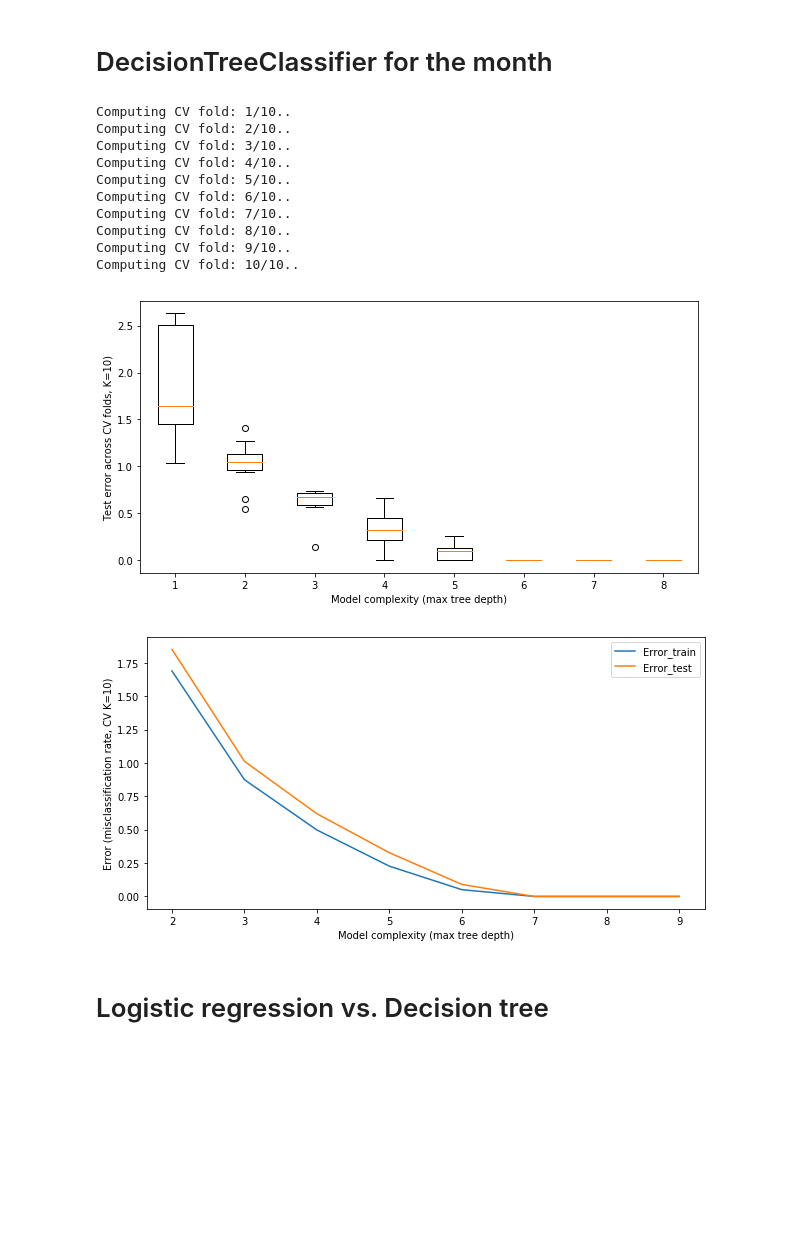
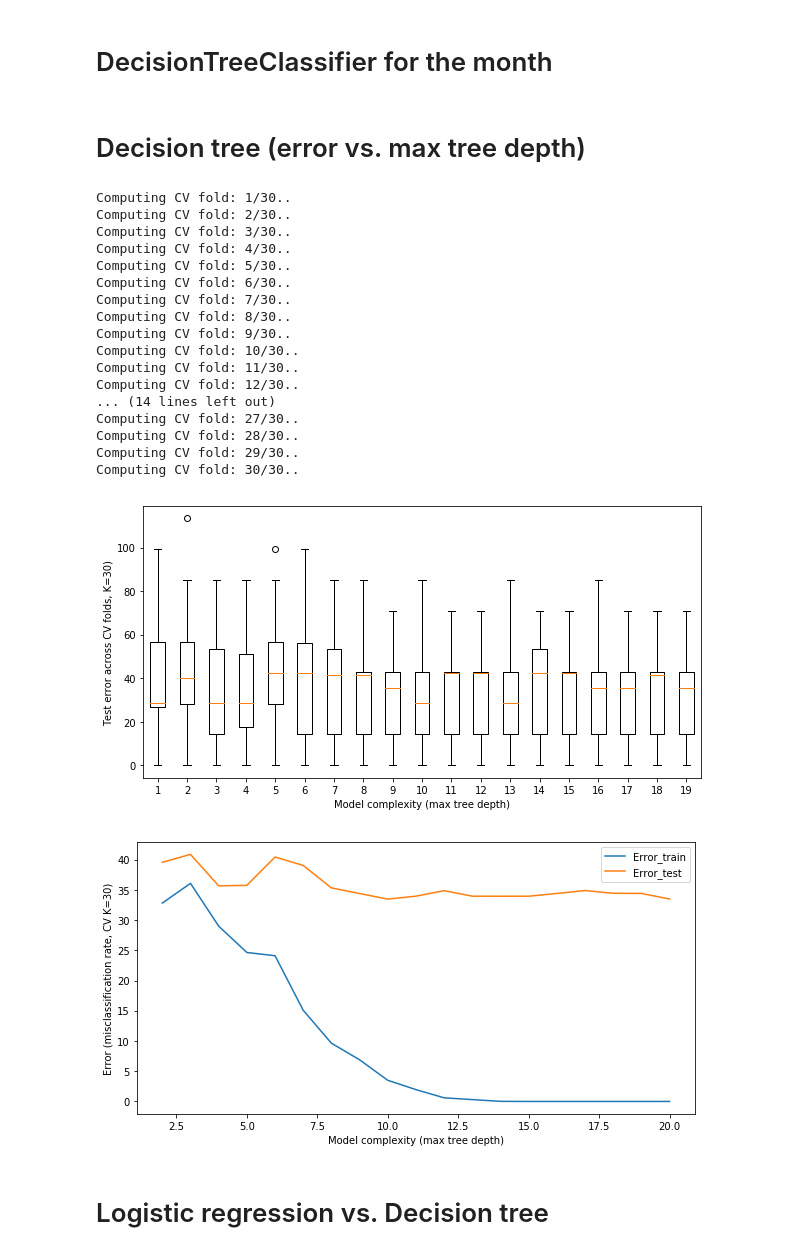
Before and after one commit to eyyupoglu/ML_project2, a Jupyter notebook: Classification (about 100).ipynb, the cells around one changed output. Drawn from its saved outputs; the diff is of its cells as text; code cells hidden in the pictures; blank space fills up the shorter version.

```diff
--- a/Classification (about 100).ipynb
+++ b/Classification (about 100).ipynb
@@ -47,16 +43,39 @@ plt.plot(df['new'])
 # %% [markdown]
 # DecisionTreeClassifier for the month
+# %%
+#Standardize the 1 out of K encoded variables
+pd.options.mode.chained_assignment = None
+df1 = sub_df[[ 'weathersit_1', 'weathersit_2', 'weathersit_3', 'workingday_0', 'workingday_1', 'windspeed', 'atemp', 'temp', 'hum',
+            'mnth_1', 'mnth_2', 'mnth_3', 'mnth_4', 'mnth_5', 'mnth_6', 'mnth_7', 'mnth_8', 'mnth_9', 'mnth_10', 'mnth_11', 'mnth_12',
+            'season_1', 'season_2', 'season_3', 'season_4', 'weekday_0', 'weekday_1', 'weekday_2', 'weekday_3', 'weekday_4', 'weekday_5',
+            'weekday_6', 'holiday_0', 'holiday_1']]
+for i in ('weathersit_1', 'weathersit_2', 'weathersit_3'):
+    df1[i] = (((df1[i] - df1[i].mean()) / df1[i].std()).abs())/math.sqrt(3)
+for i in ('workingday_0', 'workingday_1'):
+    df1[i] = (((df1[i] - df1[i].mean()) / df1[i].std()).abs())/math.sqrt(2)
+for i in ('weekday_0', 'weekday_1', 'weekday_2', 'weekday_3', 'weekday_4', 'weekday_5', 'weekday_6'):
+    df1[i] = (((df1[i] - df1[i].mean()) / df1[i].std()).abs())/math.sqrt(7)
+for i in ('holiday_0', 'holiday_1'):
+    df1[i] = (((df1[i] - df1[i].mean()) / df1[i].std()).abs())/math.sqrt(2)
+for i in ('mnth_1', 'mnth_2', 'mnth_3', 'mnth_4', 'mnth_5', 'mnth_6', 'mnth_7', 'mnth_8', 'mnth_9', 'mnth_10', 'mnth_11', 'mnth_12'):
+    df1[i] = (((df1[i] - df1[i].mean()) / df1[i].std()).abs())/math.sqrt(12)
+for i in ('season_1', 'season_2', 'season_3', 'season_4'):
+    df1[i] = (((df1[i] - df1[i].mean()) / df1[i].std()).abs())/math.sqrt(4)
+sub_df1 = df1[['windspeed', 'atemp', 'temp', 'hum']]
+# %% [markdown]
+# Decision tree (error vs. max tree depth)
 # %%
+X = sub_df1.as_matrix()
 mat_data = X
-y = X[:,-5].squeeze()
+y = sub_df[['weathersit_2']].as_matrix().ravel()
 attributeNames = [name for name in list(sub_df)]
 N, M = X.shape
 C = 2
 # Tree complexity parameter - constraint on maximum depth
-tc = np.arange(2, 10, 1)
+tc = np.arange(2, 21, 1)
 
 # K-fold crossvalidation
-K = 10
+K = 30
 CV = model_selection.KFold(n_splits=K,shuffle=True)
 
 # Initialize variable
@@ -72,46 +91,55 @@ for train_index, test_index in CV.split(X):
 
     for i, t in enumerate(tc):
         # Fit decision tree classifier, Gini split criterion, different pruning levels
         dtc = tree.DecisionTreeClassifier(criterion='gini', max_depth=t)
 #         lab_enc = preprocessing.LabelEncoder()
 #         encoded = lab_enc.fit_transform(y_train.ravel())
         dtc = dtc.fit(X_train,y_train.ravel(),sample_weight=None, check_input=True, X_idx_sorted=None)
 
         # Evaluate misclassification rate over train/test data (in this CV fold)
         y_est_test = dtc.predict(X_test)
         y_est_train = dtc.predict(X_train)
         misclass_rate_test = sum(np.abs(y_est_test - y_test)) / float(len(y_est_test))
         misclass_rate_train = sum(np.abs(y_est_train - y_train)) / float(len(y_est_train))
-        Error_test[i,k], Error_train[i,k] = misclass_rate_test, misclass_rate_train
+        Error_test[i,k] = misclass_rate_test
+        Error_train[i,k] = misclass_rate_train
     k+=1
 
 
 f = figure()
 boxplot(Error_test.T)
 xlabel('Model complexity (max tree depth)')
 ylabel('Test error across CV folds, K={0})'.format(K))
 
 f = figure()
 plot(tc, Error_train.mean(1))
 plot(tc, Error_test.mean(1))
 xlabel('Model complexity (max tree depth)')
 ylabel('Error (misclassification rate, CV K={0})'.format(K))
 legend(['Error_train','Error_test'])
 
 show()
+f.savefig('DTmaxTreeDepthSummer.png')
 # %% [output]
-Computing CV fold: 1/10..
-Computing CV fold: 2/10..
-Computing CV fold: 3/10..
-Computing CV fold: 4/10..
-Computing CV fold: 5/10..
-Computing CV fold: 6/10..
-Computing CV fold: 7/10..
-Computing CV fold: 8/10..
-Computing CV fold: 9/10..
-Computing CV fold: 10/10..
+Computing CV fold: 1/30..
+Computing CV fold: 2/30..
+Computing CV fold: 3/30..
+Computing CV fold: 4/30..
+Computing CV fold: 5/30..
+Computing CV fold: 6/30..
+Computing CV fold: 7/30..
+Computing CV fold: 8/30..
+Computing CV fold: 9/30..
+Computing CV fold: 10/30..
+Computing CV fold: 11/30..
+Computing CV fold: 12/30..
+... (14 lines left out)
+Computing CV fold: 27/30..
+Computing CV fold: 28/30..
+Computing CV fold: 29/30..
+Computing CV fold: 30/30..
-[figure, old version]
+[figure, new version]
-[figure, old version]
+[figure, new version]
 # %% [markdown]
 # Logistic regression vs. Decision tree
 # %%
```
Also changed, not shown: parts of 28 cells of this notebook.
